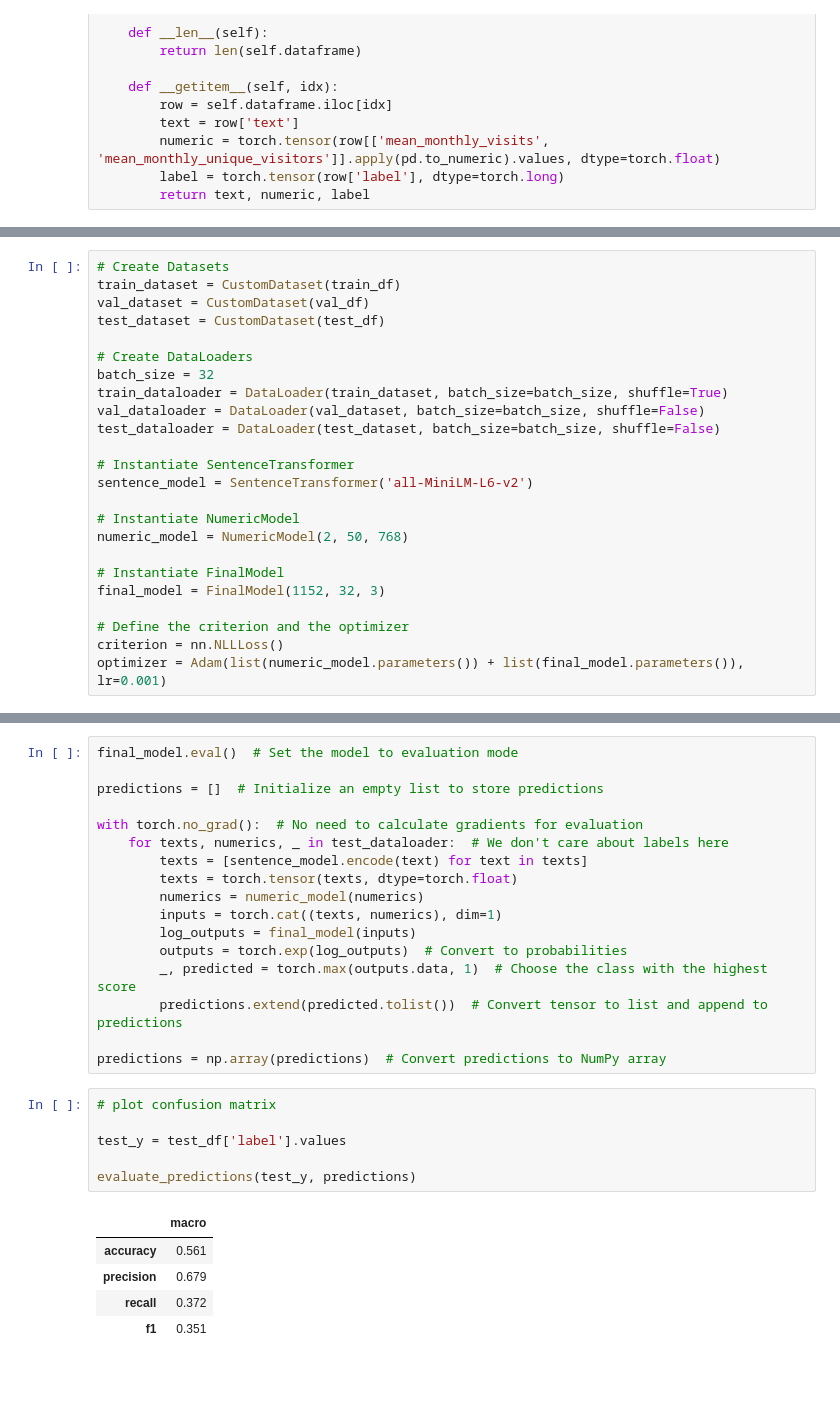
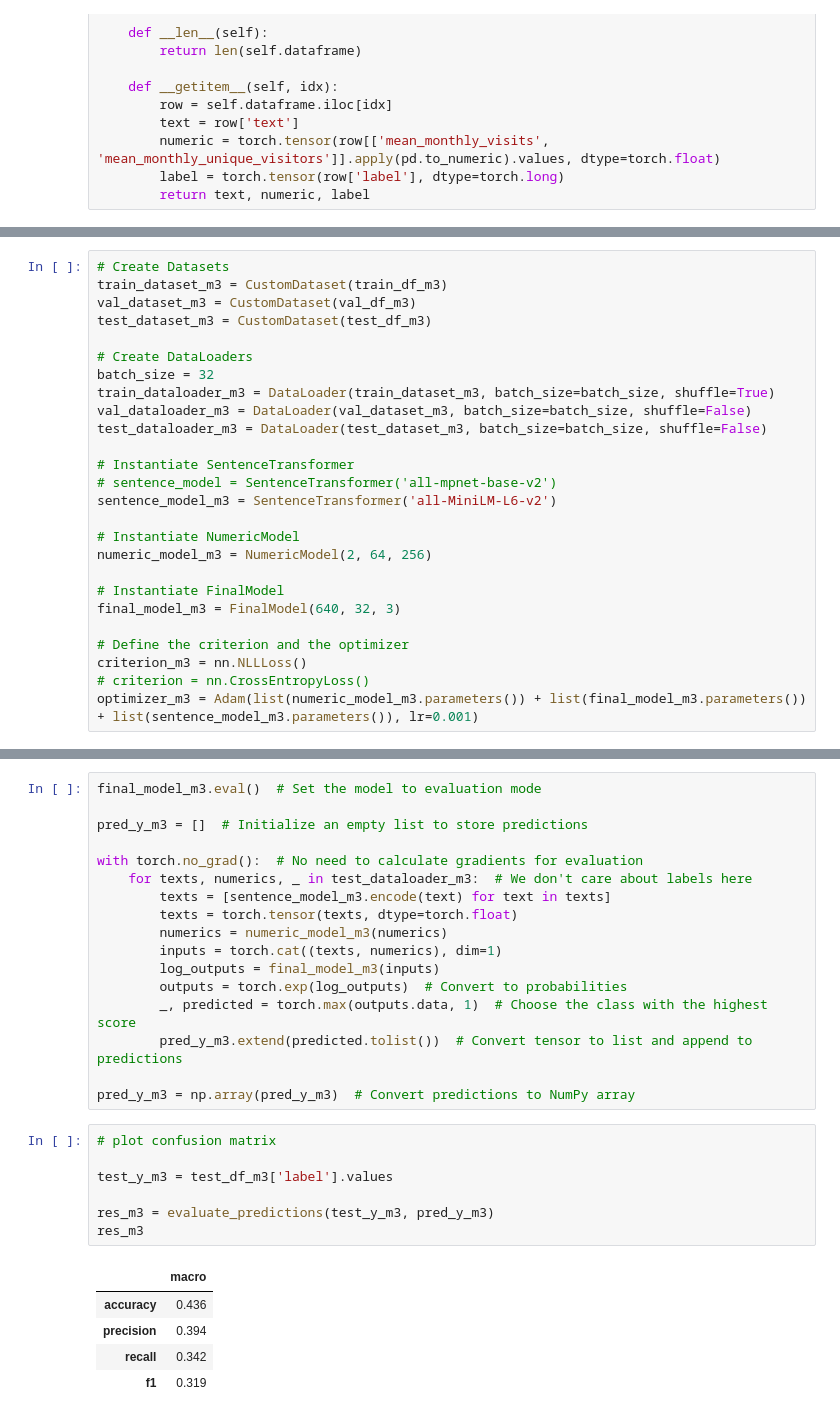
Before and after one commit to xeonkai/news_matching, a Jupyter notebook: traction-analytics/traction_analytics.ipynb, the cells around one changed output, grey strips where cells are left out. Cells and saved outputs as stored; diff of their text form; blank space fills up the shorter version.

```diff
--- a/traction-analytics/traction_analytics.ipynb
+++ b/traction-analytics/traction_analytics.ipynb
@@ -815,28 +958,30 @@ def evaluate(dataloader, sentence_model, numeric_model, final_model, criterion):
     return total_loss / len(dataloader)
 # %%
 # Create Datasets
-train_dataset = CustomDataset(train_df)
-val_dataset = CustomDataset(val_df)
-test_dataset = CustomDataset(test_df)
+train_dataset_m3 = CustomDataset(train_df_m3)
+val_dataset_m3 = CustomDataset(val_df_m3)
+test_dataset_m3 = CustomDataset(test_df_m3)
 
 # Create DataLoaders
 batch_size = 32
-train_dataloader = DataLoader(train_dataset, batch_size=batch_size, shuffle=True)
-val_dataloader = DataLoader(val_dataset, batch_size=batch_size, shuffle=False)
-test_dataloader = DataLoader(test_dataset, batch_size=batch_size, shuffle=False)
+train_dataloader_m3 = DataLoader(train_dataset_m3, batch_size=batch_size, shuffle=True)
+val_dataloader_m3 = DataLoader(val_dataset_m3, batch_size=batch_size, shuffle=False)
+test_dataloader_m3 = DataLoader(test_dataset_m3, batch_size=batch_size, shuffle=False)
 
 # Instantiate SentenceTransformer
-sentence_model = SentenceTransformer('all-MiniLM-L6-v2')
+# sentence_model = SentenceTransformer('all-mpnet-base-v2')
+sentence_model_m3 = SentenceTransformer('all-MiniLM-L6-v2')
 
 # Instantiate NumericModel
-numeric_model = NumericModel(2, 50, 768)
+numeric_model_m3 = NumericModel(2, 64, 256)
 
 # Instantiate FinalModel
-final_model = FinalModel(1152, 32, 3)
+final_model_m3 = FinalModel(640, 32, 3)
 
 # Define the criterion and the optimizer
-criterion = nn.NLLLoss()
-optimizer = Adam(list(numeric_model.parameters()) + list(final_model.parameters()), lr=0.001)
+criterion_m3 = nn.NLLLoss()
+# criterion = nn.CrossEntropyLoss()
+optimizer_m3 = Adam(list(numeric_model_m3.parameters()) + list(final_model_m3.parameters()) + list(sentence_model_m3.parameters()), lr=0.001)
 # %%
 N_EPOCHS = 100
 
@@ -889,29 +1034,30 @@ plt.show()
 # %%
-final_model.eval()  # Set the model to evaluation mode
+final_model_m3.eval()  # Set the model to evaluation mode
 
-predictions = []  # Initialize an empty list to store predictions
+pred_y_m3 = []  # Initialize an empty list to store predictions
 
 with torch.no_grad():  # No need to calculate gradients for evaluation
-    for texts, numerics, _ in test_dataloader:  # We don't care about labels here
-        texts = [sentence_model.encode(text) for text in texts]
+    for texts, numerics, _ in test_dataloader_m3:  # We don't care about labels here
+        texts = [sentence_model_m3.encode(text) for text in texts]
         texts = torch.tensor(texts, dtype=torch.float)
-        numerics = numeric_model(numerics)
+        numerics = numeric_model_m3(numerics)
         inputs = torch.cat((texts, numerics), dim=1)
-        log_outputs = final_model(inputs)
+        log_outputs = final_model_m3(inputs)
         outputs = torch.exp(log_outputs)  # Convert to probabilities
         _, predicted = torch.max(outputs.data, 1)  # Choose the class with the highest score
-        predictions.extend(predicted.tolist())  # Convert tensor to list and append to predictions
+        pred_y_m3.extend(predicted.tolist())  # Convert tensor to list and append to predictions
 
-predictions = np.array(predictions)  # Convert predictions to NumPy array
+pred_y_m3 = np.array(pred_y_m3)  # Convert predictions to NumPy array
 # %%
 # plot confusion matrix
 
-test_y = test_df['label'].values
+test_y_m3 = test_df_m3['label'].values
 
-evaluate_predictions(test_y, predictions)
+res_m3 = evaluate_predictions(test_y_m3, pred_y_m3)
+res_m3
 # %% [output]
 |  | macro |
-| accuracy | 0.561 |
-| precision | 0.679 |
-| recall | 0.372 |
-| f1 | 0.351 |
+| accuracy | 0.436 |
+| precision | 0.394 |
+| recall | 0.342 |
+| f1 | 0.319 |
```
Also changed, not shown: parts of 56 cells of this notebook.
